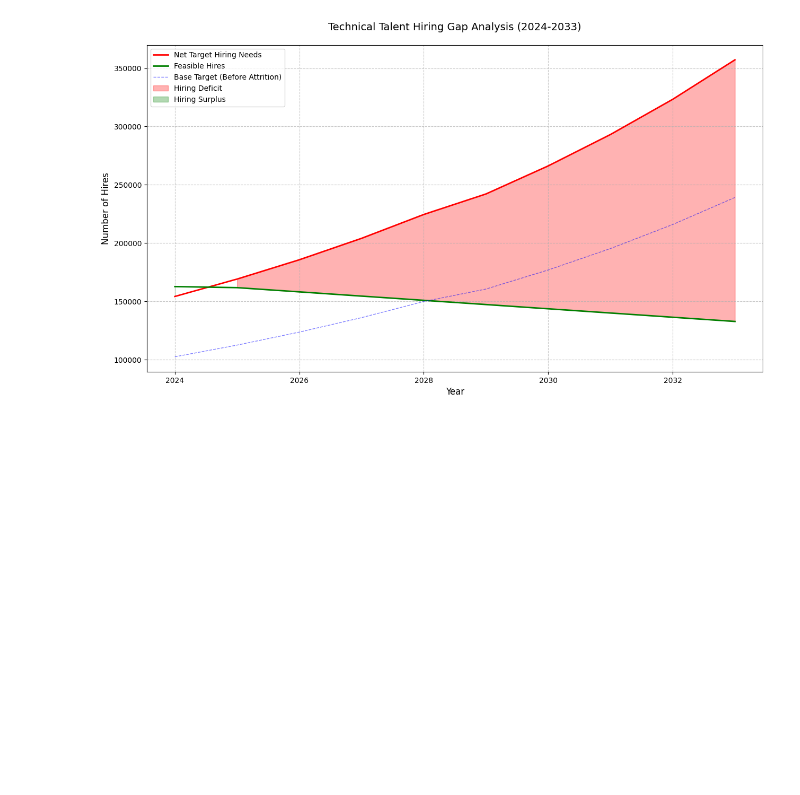
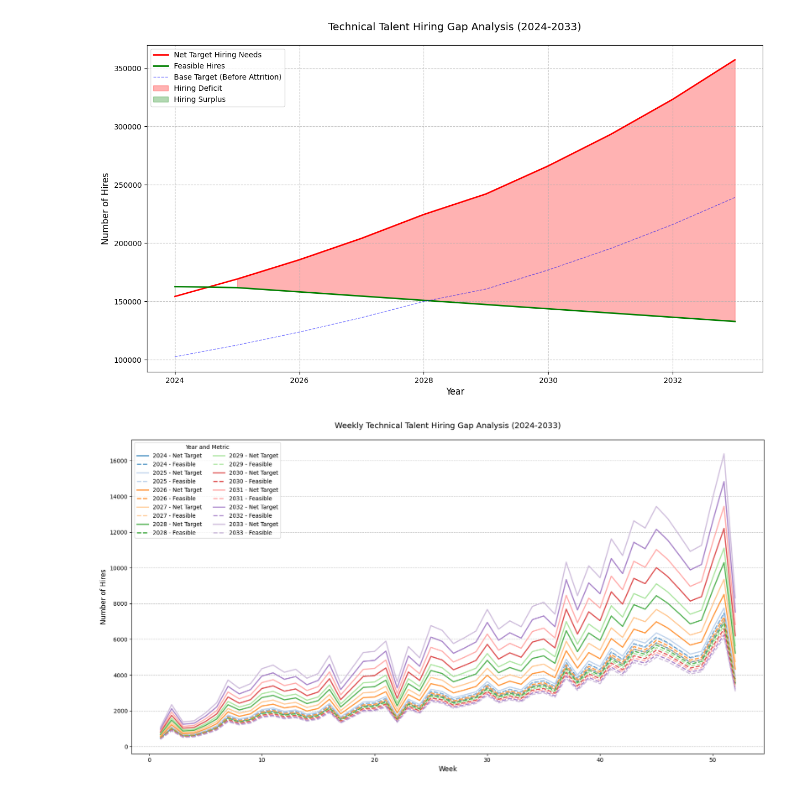
Before and after one commit to LLzelda/amazon-recruting-model, a Jupyter notebook: result/annual_tech_hire_gap.ipynb, the cells around one changed output. Saved outputs shown, nothing was run; the diff lists cells and outputs as text; code cells hidden in the pictures; blank space fills up the shorter version.

Commit message:
Main Added weekly caculations

```diff
--- a/result/annual_tech_hire_gap.ipynb
+++ b/result/annual_tech_hire_gap.ipynb
@@ -225,3 +228,54 @@ First few rows of Month column: 0    9
 
 Total Deficit to Address: 940,259 people
 [figure]
+# %%
+import sys
+from pathlib import Path
+sys.path.append(str(Path().absolute().parent))  # 添加父目录到 Python 路径
+import numpy as np
+import pandas as pd
+import matplotlib.pyplot as plt
+from parameters.weekly_assumption import weekly_hiring_percentages
+from calculator.total_hire_target_calculator import calculate_weekly_hiring_gap, calculate_weekly_hiring
+
+hiring_gap = pd.DataFrame({
+    "Year": range(2024, 2034),
+    "Net_Target_Hires": [154180, 169114, 185677, 204070, 224531, 242151, 266227, 293163, 323346, 357221],
+    "Feasible_Hires": [162664, 161757, 158130, 154503, 150876, 147249, 143622, 139995, 136368, 132741]
+}).set_index("Year")
+
+
+####
+weekly_hiring_gap_df = calculate_weekly_hiring_gap(hiring_gap, weekly_hiring_percentages)
+####
+
+plt.figure(figsize=(20, 10))
+colors = plt.cm.tab20.colors  #use a colormap for distinct colors
+for i, year in enumerate(range(2024, 2034)):
+    year_data = weekly_hiring_gap_df[weekly_hiring_gap_df['Year'] == year]
+    plt.plot(
+        year_data['Week'],
+        year_data['Net_Target_Hires'],
+        label=f"{year} - Net Target",
+        linestyle='-',
+        linewidth=2,
+        alpha=0.8,
+        color=colors[i % len(colors)])
+    plt.plot(
+        year_data['Week'],
+        year_data['Feasible_Hires'],
+        label=f"{year} - Feasible",
+        linestyle='--',
+        linewidth=2,
+        alpha=0.8,
+        color=colors[i % len(colors)])
+
+plt.title("Weekly Technical Talent Hiring Gap Analysis (2024-2033)", fontsize=14, pad=20)
+plt.xlabel("Week", fontsize=12)
+plt.ylabel("Number of Hires", fontsize=12)
+plt.legend(fontsize=10, loc='upper left', ncol=2, title="Year and Metric")
+plt.grid(axis='y', linestyle='--', alpha=0.7)
+
+plt.show()
+# %% [output]
+[figure, added]
```
Also changed, not shown: parts of 2 cells of this notebook, 2 other files.
